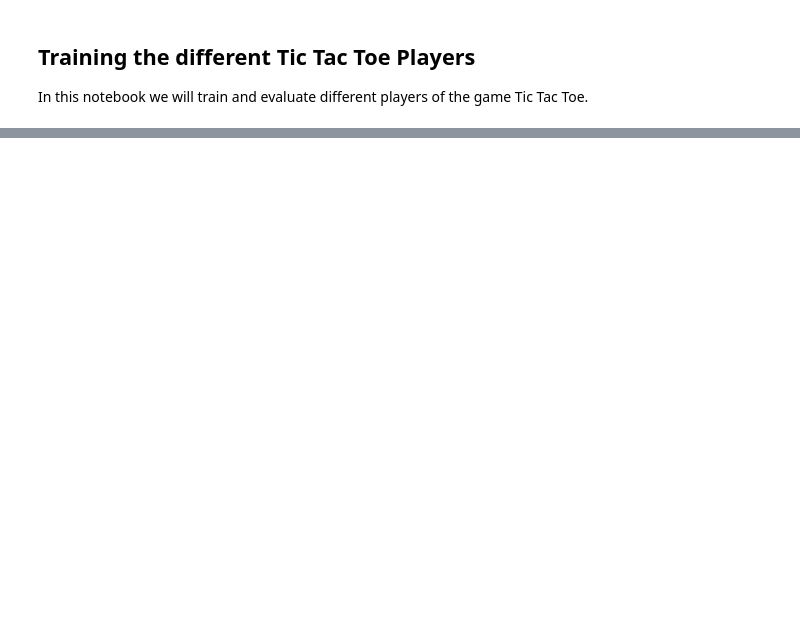
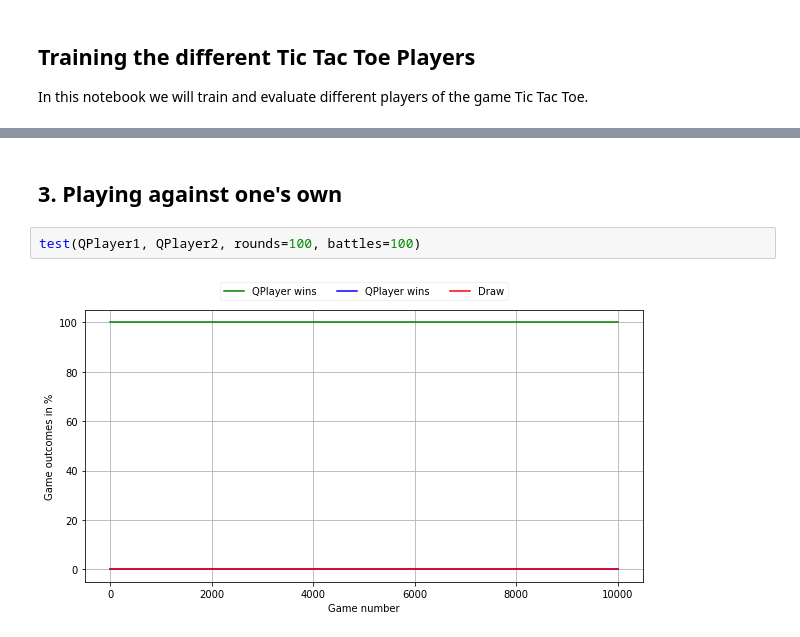
Before and after one commit to simonaertssen/TicTacToe-Reinforcement-Learning, a Jupyter notebook: TrainPlayers.ipynb, the cells around one changed output, grey strips where cells are left out. Saved outputs shown, nothing was run; the diff lists cells and outputs as text; blank space fills up the shorter version.

```diff
--- a/TrainPlayers.ipynb
+++ b/TrainPlayers.ipynb
@@ -25,0 +54,6 @@ def train(player1, player2, rounds=10, battles=10):
+# %% [markdown]
+## 3. Playing against one's own
+# %%
+test(QPlayer1, QPlayer2, rounds=100, battles=100)
+# %% [output]
+[figure, added]
```
Also changed, not shown: parts of 25 cells of this notebook.
